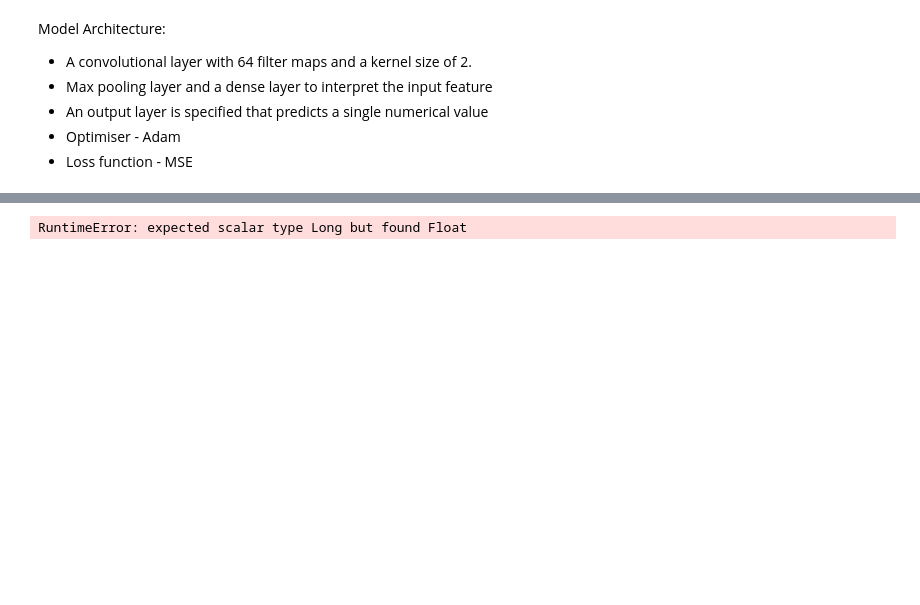
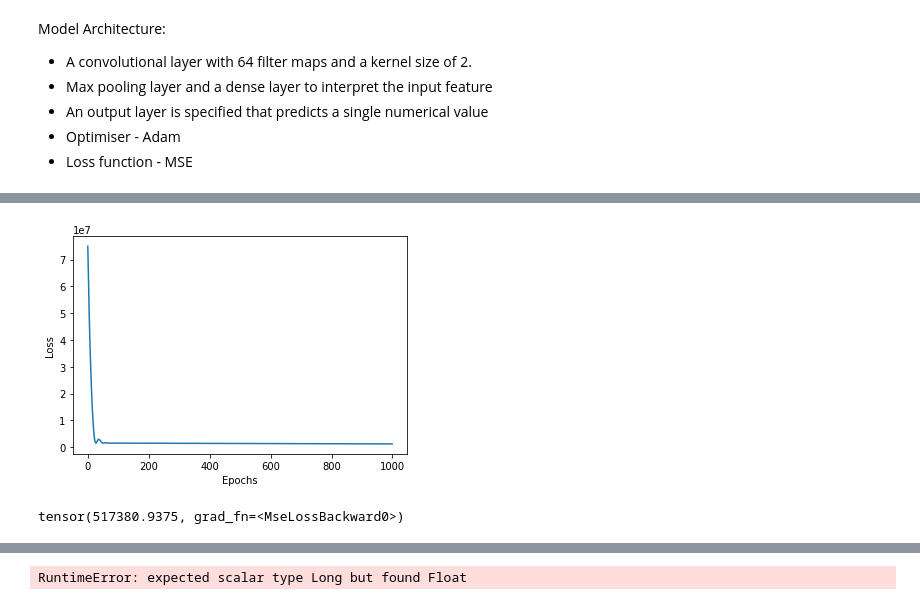
Before and after one commit to ajitsingh98/Time-Series-Analysis-and-Forecasting-with-Python, a Jupyter notebook: Time_Series_Forecasting_With_CNNs.ipynb, the cells around one changed output, grey strips where cells are left out. Saved outputs shown, nothing was run; the diff lists cells and outputs as text; code cells hidden in the pictures; blank space fills up the shorter version.

```diff
--- a/Time_Series_Forecasting_With_CNNs.ipynb
+++ b/Time_Series_Forecasting_With_CNNs.ipynb
@@ -100,13 +101,14 @@ def split_sequence(sequences, n_steps):
         seq_x, seq_y = sequences[i:end_ix], sequences[end_ix]
         X.append(seq_x)
         y.append(seq_y)
-    return torch.tensor(array(X), dtype=torch.long), torch.tensor(array(y), dtype=torch.long)
+    return torch.tensor(X, dtype=torch.float), torch.tensor(y, dtype=torch.float)
 # %% [markdown]
 Running the example splits the univariate series into X and y where each row in X is of shape `n_steps` and y is single output per X's rows.
 # %%
 #create feature and target from the above function
 
-sequences = df.Sales.values
+sequences = df.Sales.values.tolist()
+
 
 X, y = split_sequence(sequences, 3)
 # %%
@@ -123,7 +125,7 @@ Now that we know how to prepare a univariate series for modeling, let’s look a
 A one-dimensional CNN is a CNN model that has a convolutional hidden layer that operates over a 1D sequence. This is followed by perhaps a second convolutional layer in some cases, such as very long input sequences, and then a pooling layer whose job it is to distill the output of the convolutional layer to the most salient elements.
 # %%
 n_features = 1
-X = X.reshape(X.shape[0], n_features, X.shape[1])
+X = X.view(X.shape[0], n_features, X.shape[1])
 # %%
 X.shape
 # %% [output]
@@ -138,13 +140,3 @@ Model Architecture:
 - An output layer is specified that predicts a single numerical value
 - Optimiser - Adam
 - Loss function - MSE
-# %%
-class CNNTimeSeriesModel(nn.Module):
-
-    def __init__(self, n_steps, n_features):
-
-        super().__init__()
-
-        self.cnn_layer = nn.Conv1d(n_steps, n_features, kernel_size=2)
-        self.mp_layer = nn.MaxPool1d(kernel_size=2)
-        self.ln_layer = nn.Linear()
@@ -150,0 +230,7 @@ class CNNTimeSeriesModel(nn.Module):
+# %%
+plt.plot(losses)
+plt.ylabel("Loss")
+plt.xlabel("Epochs")
+plt.show()
+# %% [output]
+[figure, added]
@@ -150,0 +241,8 @@ class CNNTimeSeriesModel(nn.Module):
+# %%
+y_pred = cnn_model.forward(X)
+y_pred.shape
+y_transform = y.view(y.shape[0])
+y_pred_transform = y_pred.view(y.shape[0])
+criterion(y_pred, y_pred_transform)
+# %% [output]
+tensor(517380.9375, grad_fn=<MseLossBackward0>)
```
Also changed, not shown: parts of 12 cells of this notebook.
